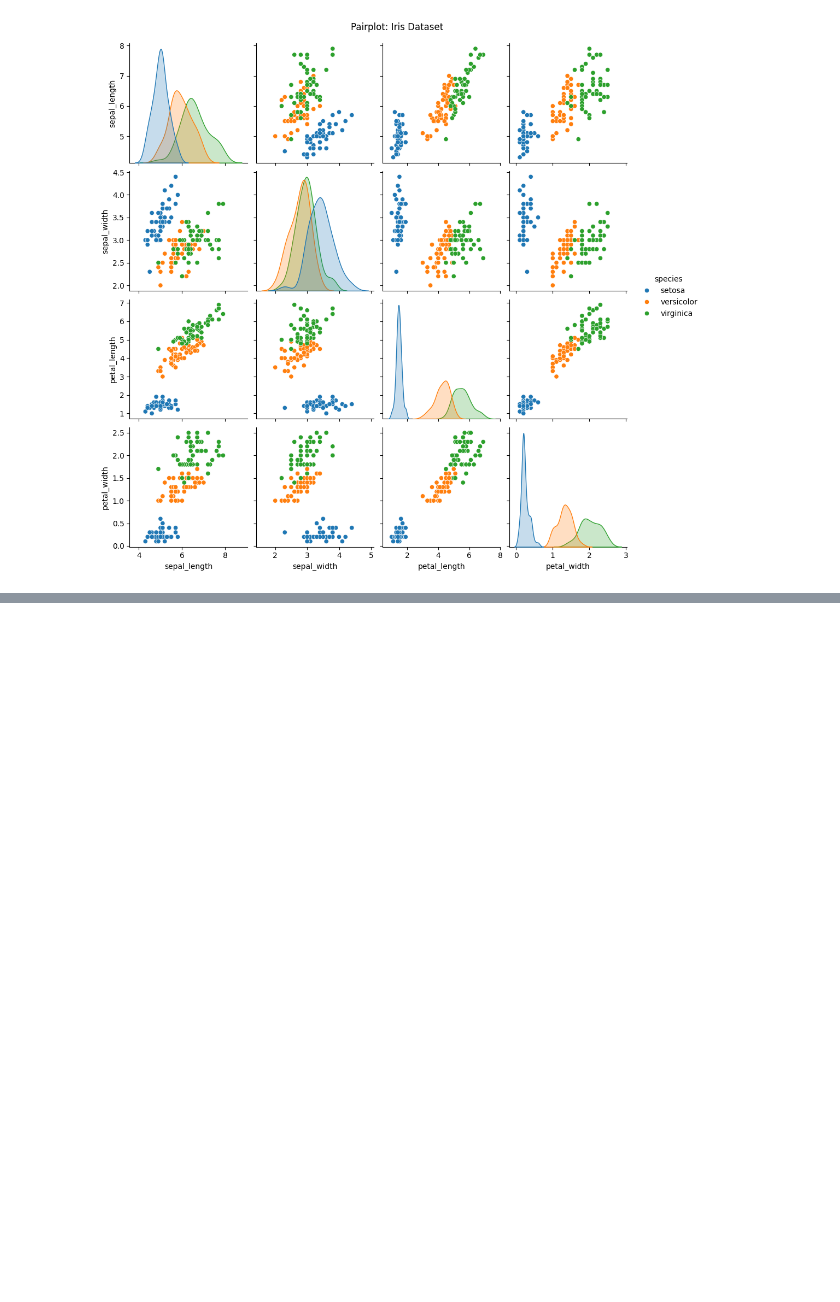
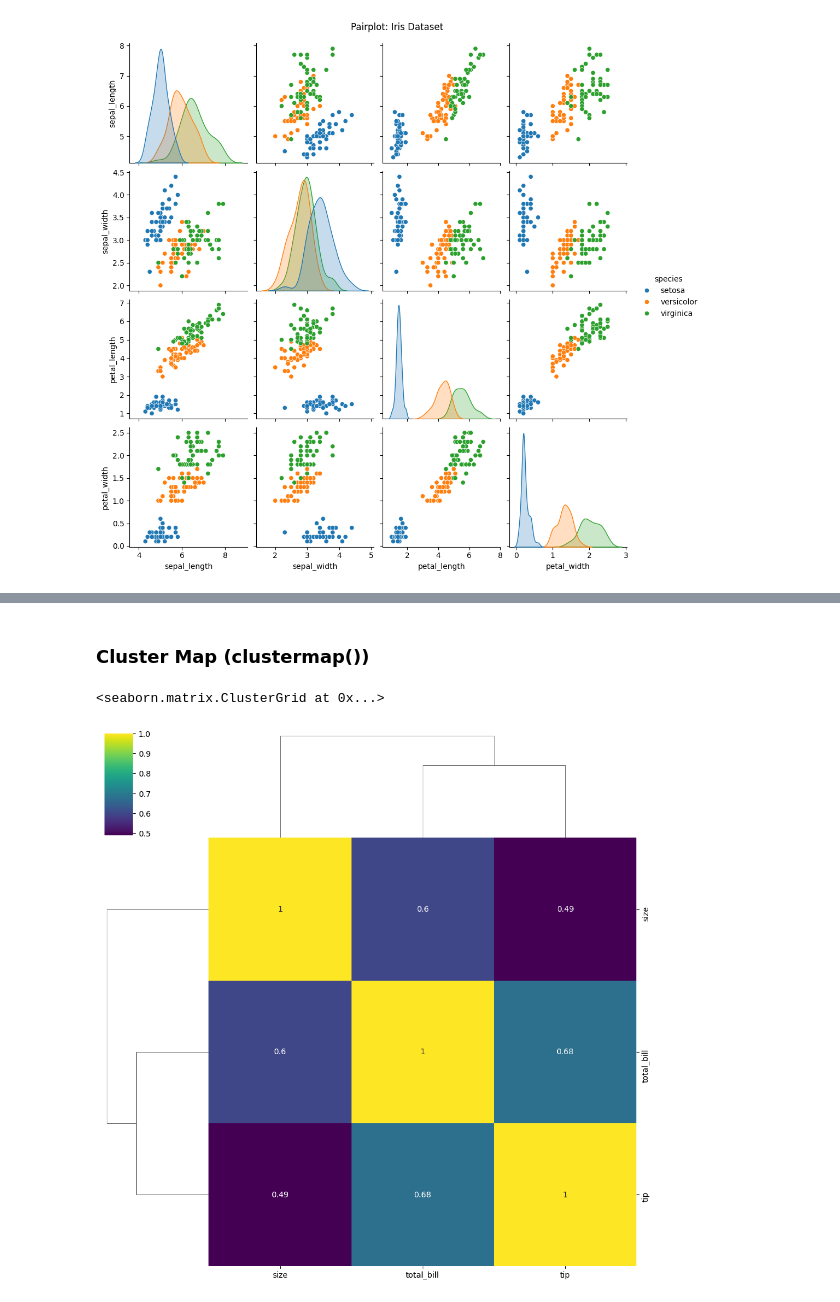
Before and after one commit to sh1vam31/Complete_DataScience, a Jupyter notebook: Seaborn.ipynb, the cells around one changed output, grey strips where cells are left out. Saved outputs shown, nothing was run; the diff lists cells and outputs as text; code cells hidden in the pictures; blank space fills up the shorter version.

```diff
--- a/Seaborn.ipynb
+++ b/Seaborn.ipynb
@@ -275,0 +303,8 @@ plt.show()
+# %% [markdown]
+### Cluster Map (clustermap())
+# %%
+# We will study this in unsupervised learning ( clustering )
+sns.clustermap(corr, annot=True, cmap="viridis")
+# %% [output]
+<seaborn.matrix.ClusterGrid at 0x...>
+[figure, added]
```
Also changed, not shown: parts of 5 cells of this notebook.
